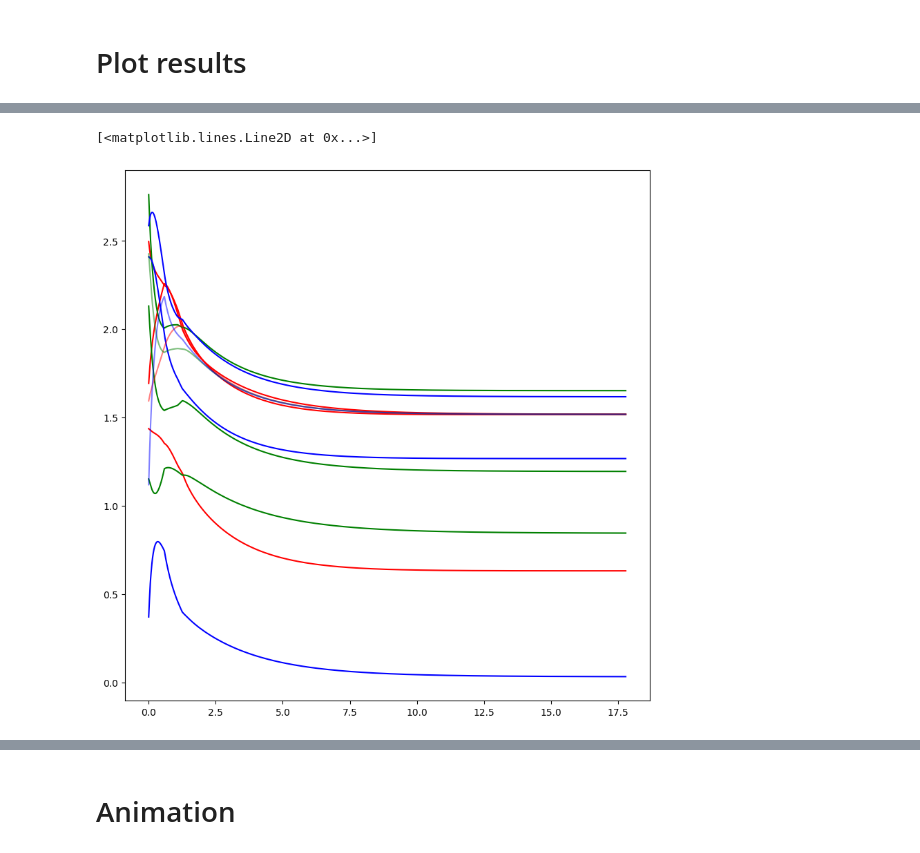
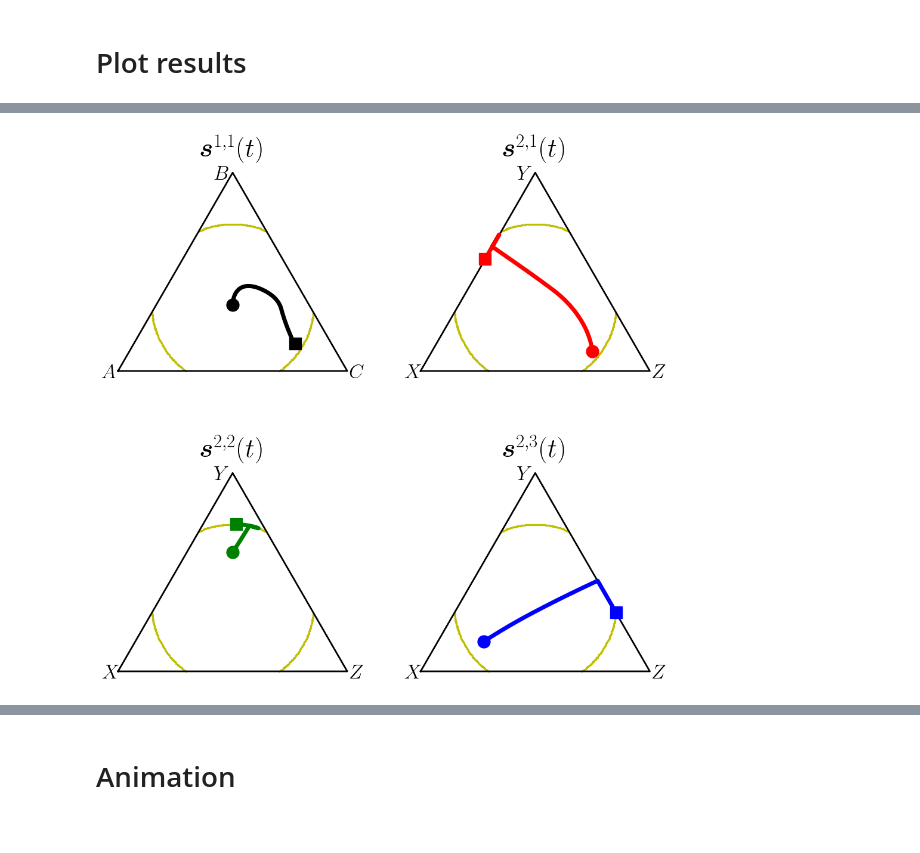
Before and after one commit to wayne123512/multi-layer-population-game, a Jupyter notebook: multi_layer.ipynb, the cells around one changed output, grey strips where cells are left out. Drawn from its saved outputs; the diff is of its cells as text; code cells hidden in the pictures.

```diff
--- a/multi_layer.ipynb
+++ b/multi_layer.ipynb
@@ -532,19 +552,55 @@ pi23: [0.06475511 1.29982345 1.65005782]
-# %%
-f = plt.figure(layout="constrained",figsize=(8,8))
-ax = f.add_subplot(111)
-ax.plot(t, resPathPi[:,0], 'r')
-ax.plot(t, resPathPi[:,1], 'r')
-ax.plot(t, resPathPi[:,2], 'r')
-ax.plot(t, resPathPi[:,3], 'g')
-ax.plot(t, resPathPi[:,4], 'g')
-ax.plot(t, resPathPi[:,5], 'g')
-ax.plot(t, resPathPi[:,6], 'b')
-ax.plot(t, resPathPi[:,7], 'b')
-ax.plot(t, resPathPi[:,8], 'b')
-
-ax.plot(t, [resS21[i,:]@resPathPi[i,:3] for i in range(len(t))], 'r', alpha=0.5)
-ax.plot(t, [resS22[i,:]@resPathPi[i,3:6] for i in range(len(t))], 'g', alpha=0.5)
-ax.plot(t, [resS23[i,:]@resPathPi[i,6:] for i in range(len(t))], 'b', alpha=0.5)
-# %% [output]
-[<matplotlib.lines.Line2D at 0x...>]
-[figure, removed]
+# %%
+# fig for TCNS: mid trajectories sij
+fs = 32
+ss = 24
+ms = 15
+f, axes = plt.subplots(nrows=2, ncols=2, figsize=(12, 12))
+axes_list = axes.flatten()
+
+# plot simplex
+for i in range(axes.shape[0]):
+  for j in range(axes.shape[1]):
+    axis = axes[i][j]
+    axis.set_aspect('equal')
+    axis.set_axis_off()
+    axis.plot([0, 1, 1/2, 0],[0, 0, np.sqrt(3)/2, 0], 'k-', linewidth=2)
+    axis.scatter(res_bd[:,0], res_bd[:,1], color='y', s=2, label='constraints')
+
+# Label the vertices
+id_mtx = np.identity(3)
+res_vertices = transform_to2d(id_mtx)
+offsets = [(-0.07, -0.03), (-0.08, -0.03), (0.01, -0.03)] # Adjusted for readability
+
+labelABC = [r'$A$', r'$B$', r'$C$']
+labelXYZ = [r'$X$', r'$Y$', r'$Z$']
+for i, data in enumerate(res_vertices):
+  for idx in range(len(axes_list)):
+    if idx == 0:
+      axes_list[0].text(data[0] + offsets[i][0], data[1] + offsets[i][1], labelABC[i], fontsize=ss)
+    else:
+      axes_list[idx].text(data[0] + offsets[i][0], data[1] + offsets[i][1], labelXYZ[i], fontsize=ss)
+
+axes[0][0].set_title("{}".format(r'$\bm{s}^{1,1}(t)$'), fontsize=fs)
+axes[0][1].set_title("{}".format(r'$\bm{s}^{2,1}(t)$'), fontsize=fs)
+axes[1][0].set_title("{}".format(r'$\bm{s}^{2,2}(t)$'), fontsize=fs)
+axes[1][1].set_title("{}".format(r'$\bm{s}^{2,3}(t)$'), fontsize=fs)
+
+axes[0][0].plot(res_S11[:,0], res_S11[:,1], 'k-', linewidth=5, label='S11')
+axes[0][0].plot(res_S11[0,0], res_S11[0,1], 'ko', label='S11start', markersize=ms)
+axes[0][0].plot(res_S11[-1,0], res_S11[-1,1], 'ks', label='S11end', markersize=ms)
+
+axes[0][1].plot(res_S21[:,0], res_S21[:,1], 'r-', linewidth=5, label='S21')
+axes[0][1].plot(res_S21[0,0], res_S21[0,1], 'ro', label='S21start', markersize=ms)
+axes[0][1].plot(res_S21[-1,0], res_S21[-1,1], 'rs', label='S21end', markersize=ms)
+
+axes[1][0].plot(res_S22[:,0], res_S22[:,1], 'g-', linewidth=5, label='S22')
+axes[1][0].plot(res_S22[0,0], res_S22[0,1], 'go', label='S22start', markersize=ms)
+axes[1][0].plot(res_S22[-1,0], res_S22[-1,1], 'gs', label='S22end', markersize=ms)
+
+axes[1][1].plot(res_S23[:,0], res_S23[:,1], 'b-', linewidth=5, label='S23')
+axes[1][1].plot(res_S23[0,0], res_S23[0,1], 'bo', label='S23start', markersize=ms)
+axes[1][1].plot(res_S23[-1,0], res_S23[-1,1], 'bs', label='S23end', markersize=ms)
+
+plt.savefig("trajectory_mid.pdf", format="pdf", bbox_inches="tight")
+# %% [output]
+[figure, added]
```
Also changed, not shown: parts of 8 cells of this notebook.
